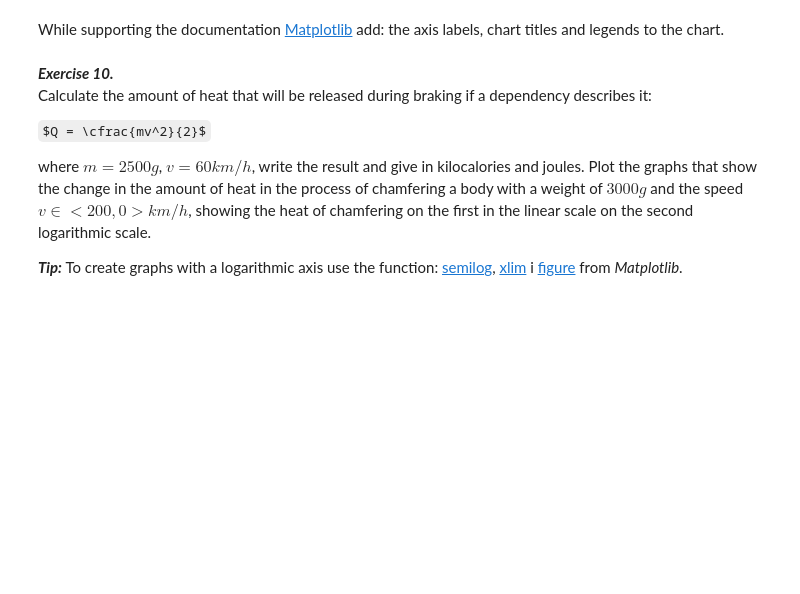
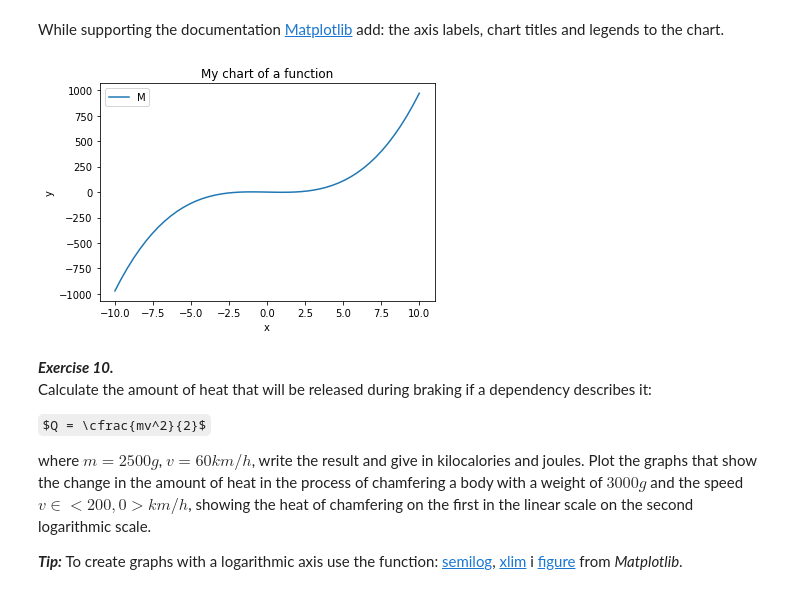
Before and after one commit to wojtekgrzela/public_lectures, a Jupyter notebook: Advanced databases/Lab 1 (Introduction to Python)/lab1en.ipynb, the cells around one changed output. Cells and saved outputs as stored; diff of their text form; code cells hidden in the pictures; some formulas as TeX source; blank space fills up the shorter version.

```diff
--- a/Advanced databases/Lab 1 (Introduction to Python)/lab1en.ipynb
+++ b/Advanced databases/Lab 1 (Introduction to Python)/lab1en.ipynb
@@ -156,5 +310,24 @@ plt.show()
 # %% [markdown]
 While supporting the documentation [Matplotlib](https://matplotlib.org/) add: the axis labels, chart titles and legends to the chart.
+# %%
+# MY CALCULATIONS
+# Ex 8
+
+import matplotlib.pyplot as plt
+
+def function(x):
+    return (x**3 -3*x)
+
+x = np.linspace(-10,10)
+y = function(x)
+plt.plot(x, y)
+plt.title('My chart of a function')
+plt.xlabel('x')
+plt.ylabel('y')
+plt.legend("My chart")
+plt.show()
+# %% [output]
+[figure, added]
 # %% [markdown]
 ***Exercise 10.***
 Calculate the amount of heat that will be released during braking if a dependency describes it:
```
Also changed, not shown: parts of 10 cells of this notebook, 2 other files.
